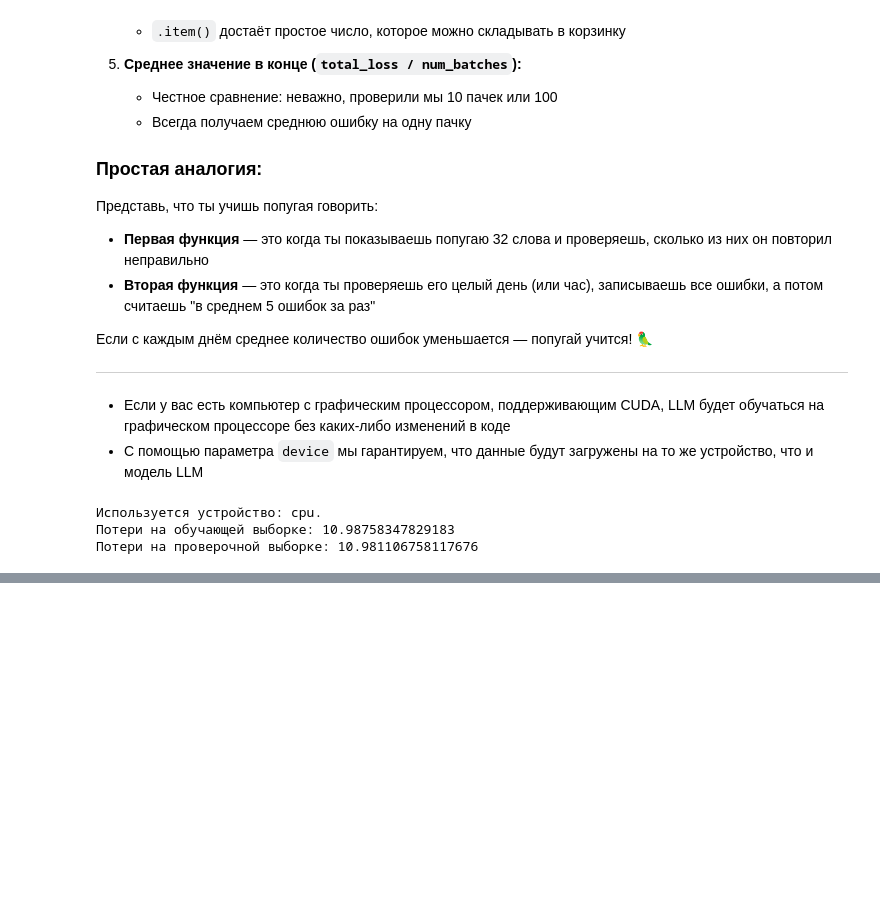
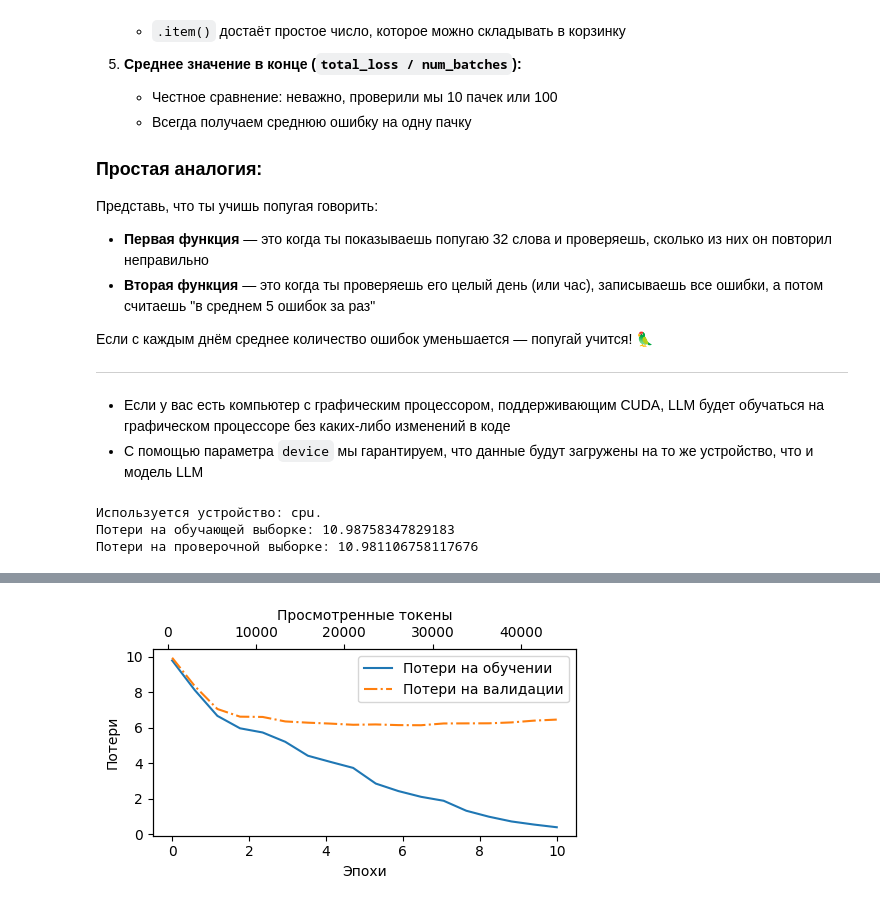
Before and after one commit to vnook-dedoolee/building-llm, a Jupyter notebook: 04-pretraining-on-unlabeled-data/chapter-05.ipynb, the cells around one changed output, grey strips where cells are left out. Saved outputs shown, nothing was run; the diff lists cells and outputs as text; code cells hidden in the pictures; blank space fills up the shorter version.

```diff
--- a/04-pretraining-on-unlabeled-data/chapter-05.ipynb
+++ b/04-pretraining-on-unlabeled-data/chapter-05.ipynb
@@ -721,0 +790,19 @@ print("Потери на проверочной выборке:", val_loss)
+# %%
+import time
+start_time = time.time()
+
+torch.manual_seed(123)  # Фиксирует генератор случайных чисел для воспроизводимости
+model = GPTModel(GPT_CONFIG_124M)
+model.to(device)  # Перемещает модель на целевое устройство (GPU/CPU)
+optimizer = torch.optim.AdamW(model.parameters(), lr=0.0004, weight_decay=0.1)
+
+num_epochs = 10
+train_losses, val_losses, tokens_seen = train_model_simple(
+    model, train_loader, val_loader, optimizer, device,
+    num_epochs=num_epochs, eval_freq=5, eval_iter=5,
+    start_context="Every effort moves you", tokenizer=tokenizer
+)
+
+end_time = time.time()
+execution_time_minutes = (end_time - start_time) / 60
+print(f"Обучение завершено за {execution_time_minutes:.2f} минут.")
@@ -721,0 +831,29 @@ print("Потери на проверочной выборке:", val_loss)
+# %%
+import matplotlib.pyplot as plt
+from matplotlib.ticker import MaxNLocator
+
+
+def plot_losses(epochs_seen, tokens_seen, train_losses, val_losses):
+    fig, ax1 = plt.subplots(figsize=(5, 3))
+
+    # Построение графиков потерь на обучении и валидации по эпохам
+    ax1.plot(epochs_seen, train_losses, label="Потери на обучении")
+    ax1.plot(epochs_seen, val_losses, linestyle="-.", label="Потери на валидации")
+    ax1.set_xlabel("Эпохи")
+    ax1.set_ylabel("Потери")
+    ax1.legend(loc="upper right")
+    ax1.xaxis.set_major_locator(MaxNLocator(integer=True))  # Отображать только целочисленные метки на оси X
+
+    # Создание второй оси X для отображения просмотренных токенов
+    ax2 = ax1.twiny()  # Создаёт вторую ось X, использующую ту же ось Y
+    ax2.plot(tokens_seen, train_losses, alpha=0)  # Невидимый график для выравнивания делений
+    ax2.set_xlabel("Просмотренные токены")
+
+    fig.tight_layout()  # Корректировка макета для размещения элементов
+    plt.savefig("loss-plot.pdf")
+    plt.show()
+
+epochs_tensor = torch.linspace(0, num_epochs, len(train_losses))
+plot_losses(epochs_tensor, tokens_seen, train_losses, val_losses)
+# %% [output]
+[figure, added]
```
Also changed, not shown: parts of 8 cells of this notebook, 1 other file.
